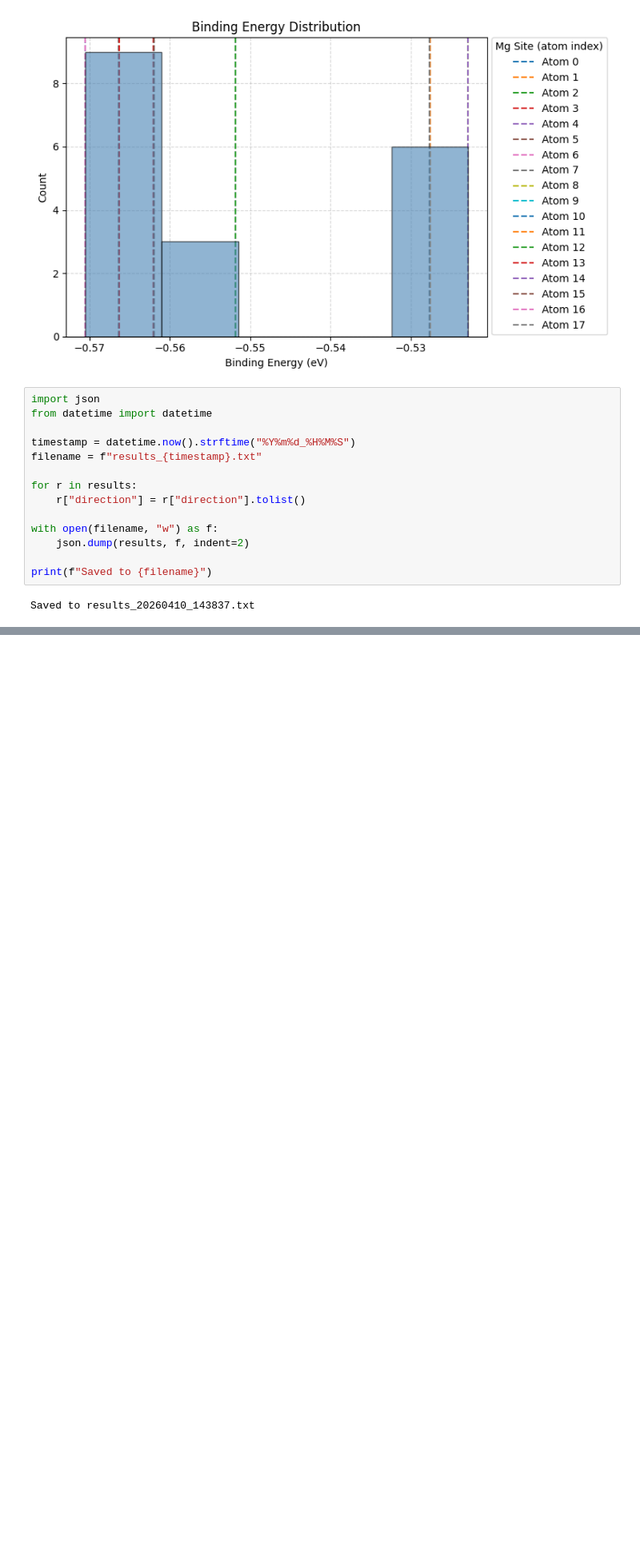
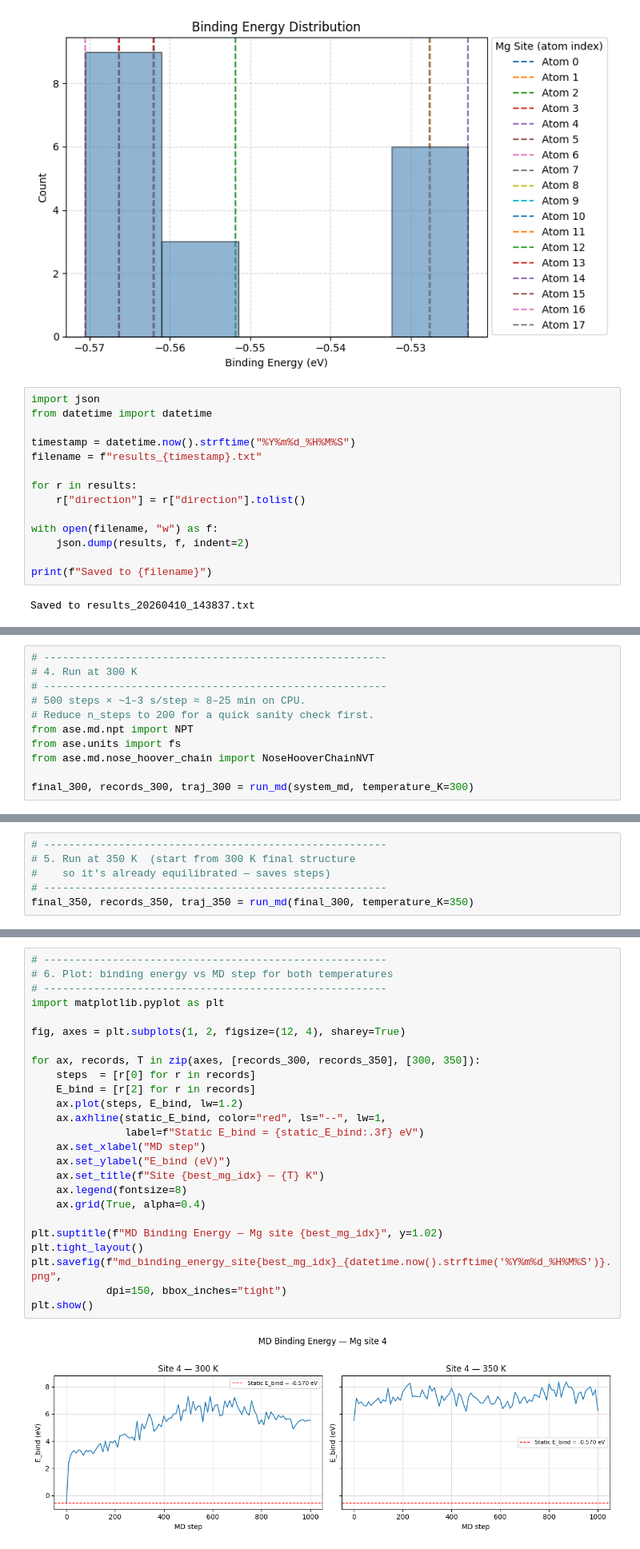
Before and after one commit to cl6767/cbe423-final_project, a Jupyter notebook: simulation.ipynb, the cells around one changed output, grey strips where cells are left out. Shown at 80% size. Drawn from its saved outputs; the diff is of its cells as text; blank space fills up the shorter version.

```diff
--- a/simulation.ipynb
+++ b/simulation.ipynb
@@ -516,0 +686,11 @@ Saved to results_20260410_143837.txt
+# %%
+# -------------------------------------------------------
+# 4. Run at 300 K
+# -------------------------------------------------------
+# 500 steps × ~1–3 s/step ≈ 8–25 min on CPU.
+# Reduce n_steps to 200 for a quick sanity check first.
+from ase.md.npt import NPT
+from ase.units import fs
+from ase.md.nose_hoover_chain import NoseHooverChainNVT
+
+final_300, records_300, traj_300 = run_md(system_md, temperature_K=300)
@@ -516,0 +715,6 @@ Saved to results_20260410_143837.txt
+# %%
+# -------------------------------------------------------
+# 5. Run at 350 K  (start from 300 K final structure
+#    so it's already equilibrated — saves steps)
+# -------------------------------------------------------
+final_350, records_350, traj_350 = run_md(final_300, temperature_K=350)
@@ -516,0 +739,27 @@ Saved to results_20260410_143837.txt
+# %%
+# -------------------------------------------------------
+# 6. Plot: binding energy vs MD step for both temperatures
+# -------------------------------------------------------
+import matplotlib.pyplot as plt
+
+fig, axes = plt.subplots(1, 2, figsize=(12, 4), sharey=True)
+
+for ax, records, T in zip(axes, [records_300, records_350], [300, 350]):
+    steps  = [r[0] for r in records]
+    E_bind = [r[2] for r in records]
+    ax.plot(steps, E_bind, lw=1.2)
+    ax.axhline(static_E_bind, color="red", ls="--", lw=1,
+               label=f"Static E_bind = {static_E_bind:.3f} eV")
+    ax.set_xlabel("MD step")
+    ax.set_ylabel("E_bind (eV)")
+    ax.set_title(f"Site {best_mg_idx} — {T} K")
+    ax.legend(fontsize=8)
+    ax.grid(True, alpha=0.4)
+
+plt.suptitle(f"MD Binding Energy — Mg site {best_mg_idx}", y=1.02)
+plt.tight_layout()
+plt.savefig(f"md_binding_energy_site{best_mg_idx}_{datetime.now().strftime('%Y%m%d_%H%M%S')}.png",
+            dpi=150, bbox_inches="tight")
+plt.show()
+# %% [output]
+[figure, added]
```
Also changed, not shown: parts of 24 cells of this notebook.
